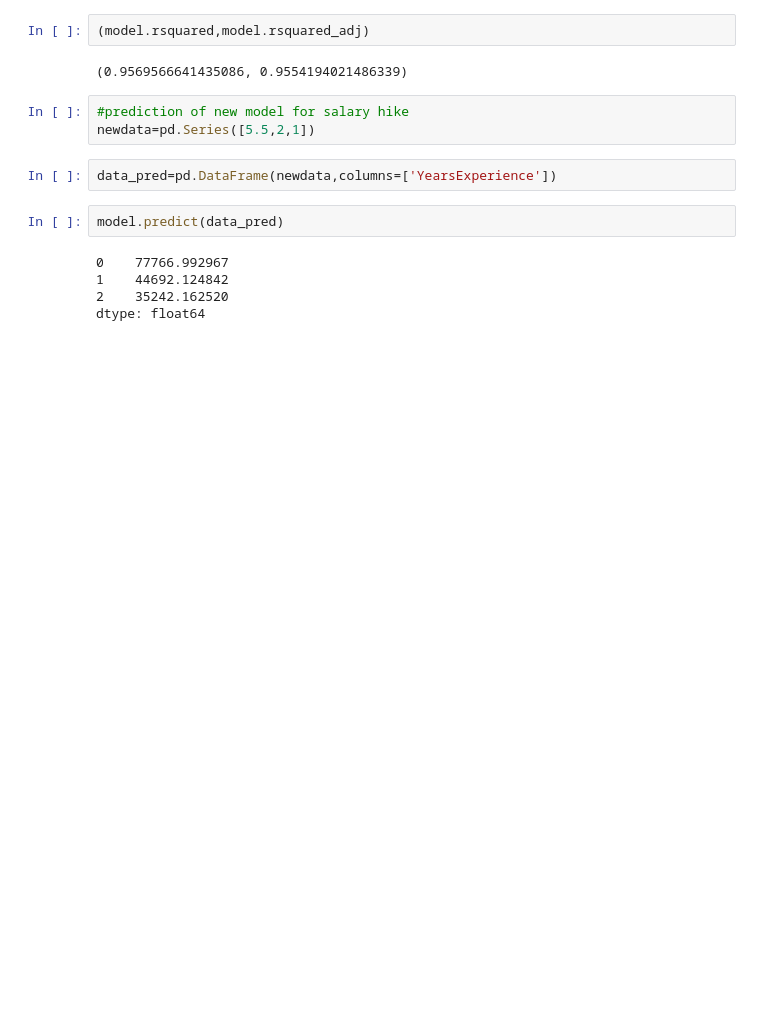
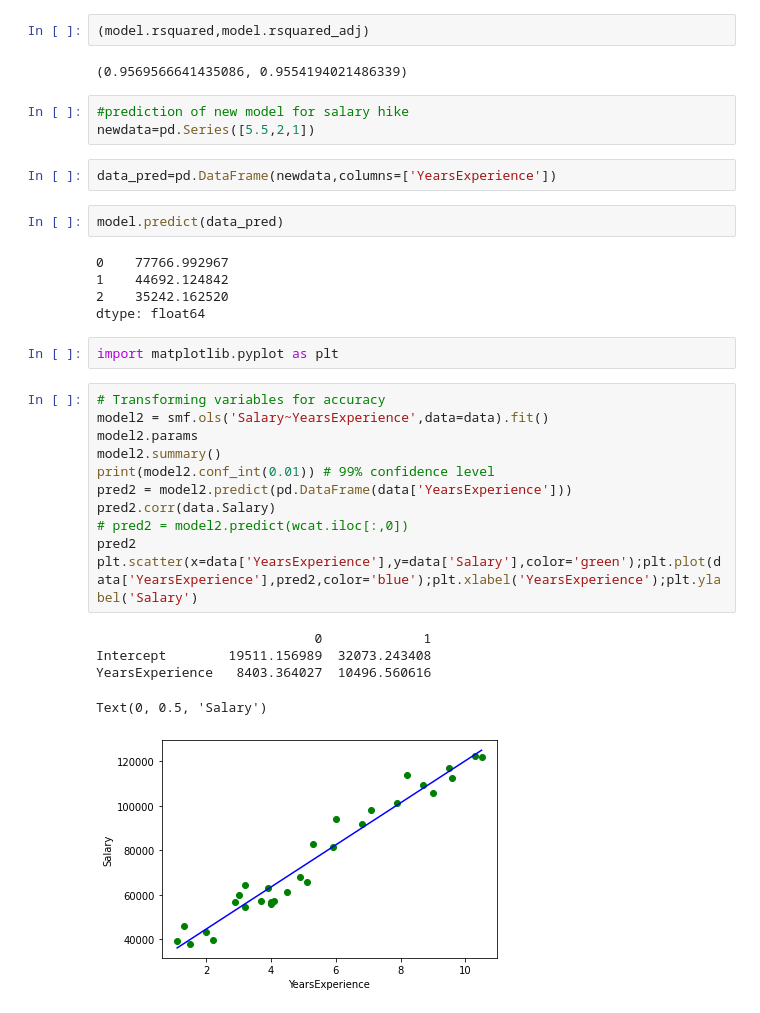
Before and after one commit to ch-aitali/assignments, a Jupyter notebook: salaryhike_simple_linear_regression.ipynb, the cells around one changed output. Saved outputs shown, nothing was run; the diff lists cells and outputs as text; blank space fills up the shorter version.

```diff
--- a/salaryhike_simple_linear_regression.ipynb
+++ b/salaryhike_simple_linear_regression.ipynb
@@ -93,3 +94,22 @@ model.predict(data_pred)
 1    44692.124842
 2    35242.162520
 dtype: float64
+# %%
+import matplotlib.pyplot as plt
+# %%
+# Transforming variables for accuracy
+model2 = smf.ols('Salary~YearsExperience',data=data).fit()
+model2.params
+model2.summary()
+print(model2.conf_int(0.01)) # 99% confidence level
+pred2 = model2.predict(pd.DataFrame(data['YearsExperience']))
+pred2.corr(data.Salary)
+# pred2 = model2.predict(wcat.iloc[:,0])
+pred2
+plt.scatter(x=data['YearsExperience'],y=data['Salary'],color='green');plt.plot(data['YearsExperience'],pred2,color='blue');plt.xlabel('YearsExperience');plt.ylabel('Salary')
+# %% [output]
+                            0             1
+Intercept        19511.156989  32073.243408
+YearsExperience   8403.364027  10496.560616
+Text(0, 0.5, 'Salary')
+[figure, added]
```
Also changed, not shown: parts of 3 cells of this notebook.
